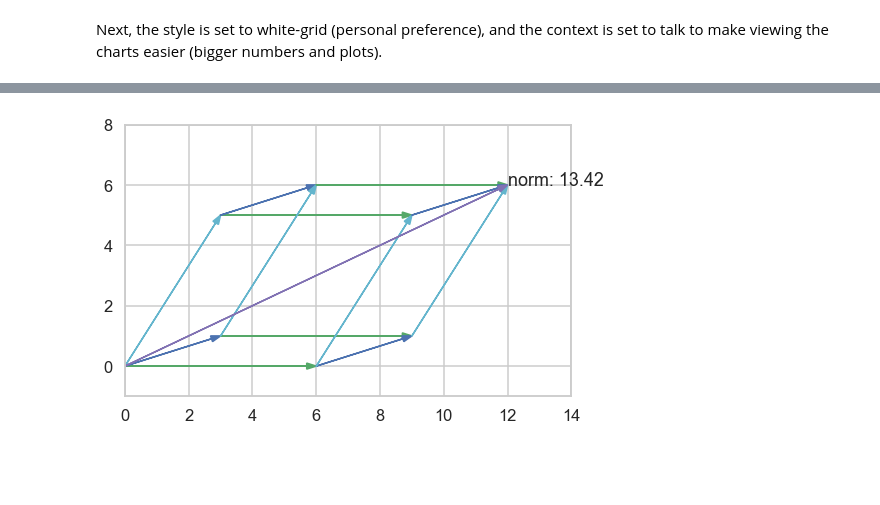
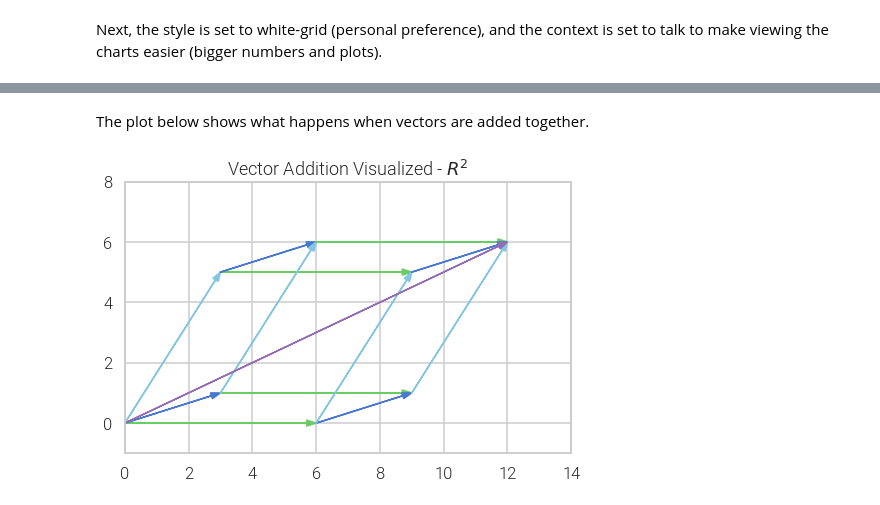
Before and after one commit to DataScienceFoundations/TadMaths, a Jupyter notebook: vectors.ipynb, the cells around one changed output, grey strips where cells are left out. Cells and saved outputs as stored; diff of their text form; code cells hidden in the pictures; blank space fills up the shorter version.

```diff
--- a/vectors.ipynb
+++ b/vectors.ipynb
@@ -16,6 +16,6 @@ import numpy.linalg as la
 # %% [markdown]
 Next, the style is set to white-grid (personal preference), and the context is set to talk to make viewing the charts easier (bigger numbers and plots).
 # %%
-sns.set(style='whitegrid')
+sns.set(style='whitegrid', palette='muted', font='roboto')
 sns.set_context('talk')
 # %% [markdown]
@@ -97,7 +100,7 @@ The functions below actually plot the R2 and R3 vectors. They can either be plot
 plot_types = ['arrow',
               'scatter']
 
-def plot_vector(vector, origin=[0,0], plot_type=plot_types[0],
+def plot_vector(vector, origin=[0,0,0], plot_type=plot_types[0],
                 axes=None, display_norm=False, **kwargs):
     """Plots vectors in R2 and R3.
 
@@ -128,8 +131,11 @@ def plot_2d_vector(vector, origin, plot_type,
                   head_width=0.2, head_length=0.3,
                   **kwargs)
         if display_norm:
+            bbox = dict(boxstyle='round', fc='0.95')
             plt.annotate(f'norm: {la.norm(vector):.2f}',
-                         vector)
+                         [vector[0]-1, vector[1]+0.5],
+                         fontname='roboto',
+                         bbox=bbox)
     elif plot_type == plot_types[1]:
         x,y = zip(vector)
         plt.scatter(x, y, **kwargs)
@@ -147,19 +153,29 @@ def plot_3d_vector(vector, origin, plot_type, axes,
         ax3 = axes
 
     x,y,z = vector
+    ox,oy,oz = origin
     ax3.invert_xaxis()
-    ax3.plot([x,x], [y,y], [0,z], linestyle=':')
-    ax3.plot([x,x], [0,y], [z,z], linestyle=':')
-    ax3.plot([0,x], [y,y], [z,z], linestyle=':')
+    ax3.plot([ox+x,ox+x], [oy+y,oy+y], [oz,oz+z], linestyle=':')
+    ax3.plot([ox+x,ox+x], [oy,oy+y], [oz+z,oz+z], linestyle=':')
+    ax3.plot([ox,ox+x], [oy+y,oy+y], [oz+z,oz+z], linestyle=':')
 
     if plot_type == plot_types[0]:
-        ax3.quiver(0,0,0,x,y,z,
+        ax3.quiver(*origin,x,y,z,
                    linewidth=2,
                    **kwargs)
         if display_norm:
-            ax3.text(*vector, f'norm: {la.norm(vector):.2f}')
+            bbox = dict(boxstyle='round', fc='0.95')
+            ax3.text(origin[0]+vector[0]-1,
+                     origin[1]+vector[1]+0.25,
+                     origin[2]+vector[2]+1,
+                     f'norm: {la.norm(vector):.2f}',
+                     fontname='roboto',
+                     bbox=bbox)
     elif plot_type == plot_types[1]:
-        ax3.scatter(x, y, z, **kwargs)
+        ax3.scatter(origin[0]+x,
+                    origin[1]+y,
+                    origin[2]+z,
+                    **kwargs)
     else:
         print('Desired plot not supported.')
 
@@ -208,22 +288,22 @@ plt.show()
+# %% [markdown]
+The plot below shows what happens when vectors are added together.
 # %%
-w = np.array([3,5])
-w3 = np.array([3,5,1])
-
 figure = plt.figure(figsize=(8,5))
 plot_vector(u, color='g')
 plot_vector(v, color='b')
 plot_vector(w, color='c')
 plot_vector(u, origin=v, color='g')
 plot_vector(u, origin=w, color='g')
 plot_vector(v, origin=u, color='b')
 plot_vector(v, origin=w, color='b')
 plot_vector(w, origin=u, color='c')
 plot_vector(w, origin=v, color='c')
 plot_vector(u, origin=v+w, color='g')
 plot_vector(v, origin=u+w, color='b')
 plot_vector(w, origin=u+v, color='c')
-plot_vector(u+v+w, color='m', display_norm=True)
+plot_vector(u+v+w, color='m')
 get_xy_axes(u,v,w,u+v+w)
+plt.title('Vector Addition Visualized - $R^2$')
 plt.show()
 # %% [output]
-[figure, old version]
+[figure, new version]
```
Also changed, not shown: parts of 30 cells of this notebook.
